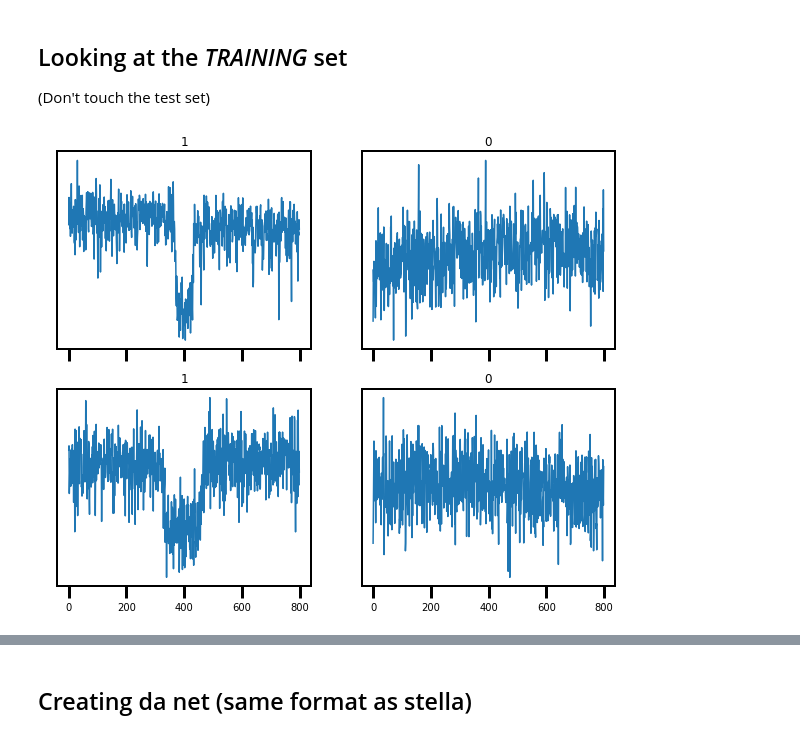
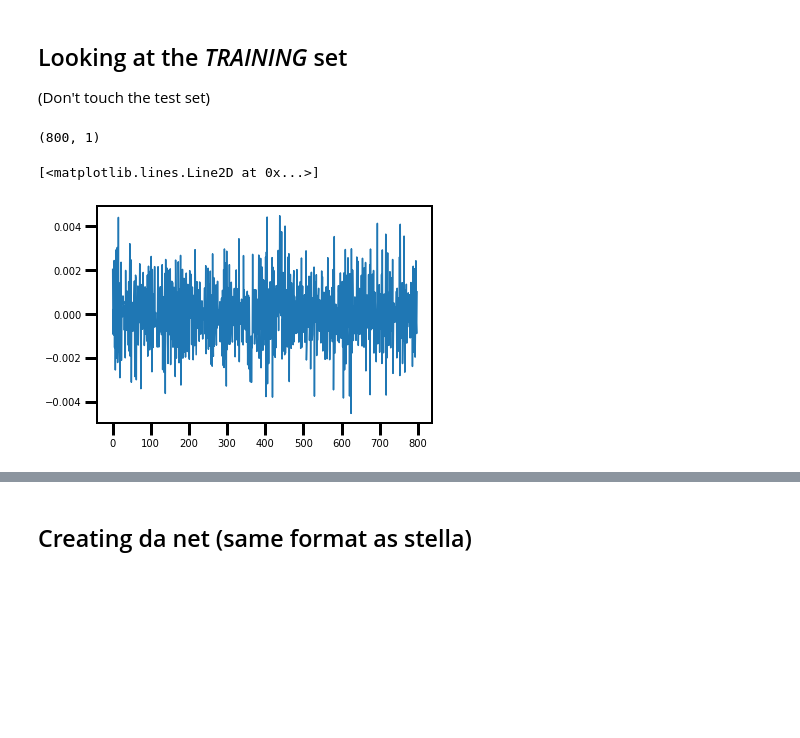
Before and after one commit to afeinstein20/stella, a Jupyter notebook: notebooks/using_starry_models.ipynb, the cells around one changed output, grey strips where cells are left out. Drawn from its saved outputs; the diff is of its cells as text; code cells hidden in the pictures; blank space fills up the shorter version.

```diff
--- a/notebooks/using_starry_models.ipynb
+++ b/notebooks/using_starry_models.ipynb
@@ -151,6 +150,9 @@ LABELS = np.zeros(ss, dtype=int)
 IDS = np.zeros(ss, dtype=int)
 MODELS = np.zeros(ss, dtype=int)
 x = 0
+
+LCS = []
+TICS = []
 
 min_period = np.nanmin(table['Period (days)'][per_cadences>CADENCES+100])
 
@@ -164,7 +166,7 @@ for i in tqdm_notebook(range(len(files))):
     subtable = table[table['TIC ID']==tic]
 
     # SELECTING STARS WITH: 1 CANDIDATE, PLANET SNR >= 50, PERIOD > 800 CADENCES
-    if ( (len(subtable['Sectors']) == 1) and (subtable['Planet SNR'] >= 50) and
+    if ( (len(subtable['Sectors']) == 1) and (subtable['Planet SNR'] >= 90) and
          (subtable['Period (days)'] > min_period) ):
 
         t0 = subtable['Epoch (BJD)'] - 2457000
@@ -176,17 +178,19 @@ for i in tqdm_notebook(range(len(files))):
         # RANDOMLY CHOSE 50 MODELS FROM DIRECTORY TO INJECT
         # ALL EXAMPLES HAVE STARRY MODELS IN THEM (MAYBE WANT TO CONSIDER INCLUDING JUST
         #                                          THE TESS LIGHT CURVE?)
-        for m in np.random.randint(0,3000,50):
+        for tracker, m in enumerate(np.random.randint(0,len(spot_table),20)):
 
             # INTERPOLATE MODEL ONTO LIGHT CURVE GRID
             interp = interp1d(np.linspace(data[0][q][0]-0.5,
                                           data[0][q][-1]+0.5,
                                           len(models[m])),
                               models[m])
-            if m == 0:
+            if tracker == 0:
                 lk = LC(data[0][q],
                         data[1][q],
                         flux_err=np.zeros(len(data[1][q]))).normalize().remove_nans()
+                LCS.append(lk.flux)
+                TICS.append(tic)
 
             lk_spot = LC(data[0][q],
                          data[1][q]*interp(data[0][q]),
@@ -254,6 +258,7 @@ for i in tqdm_notebook(range(len(files))):
                 x += 1
 
             # PUTS IN LIGHT CURVES WITH PROT < 1.0
+            """
             ind = np.random.randint(3000,3500,2)
             for d in ind:
                 interp = interp1d(np.linspace(data[0][q][0]-0.5,
@@ -273,6 +278,7 @@ for i in tqdm_notebook(range(len(files))):
                     IDS[x] = tic
                     MODELS[x] = m
                     x += 1
+            """
 # %% [output]
 [interactive output not drawn]
 # %%
@@ -299,7 +305,7 @@ x_* = data
 
 y_* = label
 # %%
-x_train, y_train, x_val, y_val, val_ids, val_other, x_test, y_test, test_ids, test_other = split_data(SHUFFLE_LABELS,
+x_train, y_train, train_ids, _, x_val, y_val, val_ids, val_other, x_test, y_test, test_ids, test_other = split_data(SHUFFLE_LABELS,
                                                                                                       SHUFFLE_MATRIX,
                                                                                                       SHUFFLE_IDS,
                                                                                                       np.zeros(len(LABELS)),
@@ -311,26 +317,12 @@ x_train, y_train, x_val, y_val, val_ids, val_other, x_test, y_test, test_ids, te
 # %%
 ind_ye = np.where(y_train==1)[0]
 ind_no = np.where(y_train==0)[0]
-# %%
-fig, ((ax1, ax2), (ax3, ax4)) = plt.subplots(ncols=2, nrows=2, figsize=(10,8),
-                                             sharex=True)
-ax1.plot(x_train[ind_ye[62]])
-ax1.set_title(y_train[ind_ye[67]])
-
-ax2.plot(x_train[ind_no[68]])
-ax2.set_title(y_train[ind_no[68]])
-
-ax3.plot(x_train[ind_ye[74]])
-ax3.set_title(y_train[ind_ye[74]])
-
-ax4.plot(x_train[ind_no[70]])
-ax4.set_title(y_train[ind_no[70]])
-
-ax1.set_yticks([])
-ax2.set_yticks([])
-ax3.set_yticks([])
-ax4.set_yticks([]);
-
-#plt.savefig('training_set.png', dpi=200, rasterize=True)
-# %% [output]
-[figure, removed]
+# %%
+x_train[ind_ye[i]].shape
+# %% [output]
+(800, 1)
+# %%
+plt.plot(np.diff(x_train[ind_ye[i]], axis=0).reshape(CADENCES-1))
+# %% [output]
+[<matplotlib.lines.Line2D at 0x...>]
+[figure, added]
```
Also changed, not shown: parts of 9 cells of this notebook, 1 other file.
